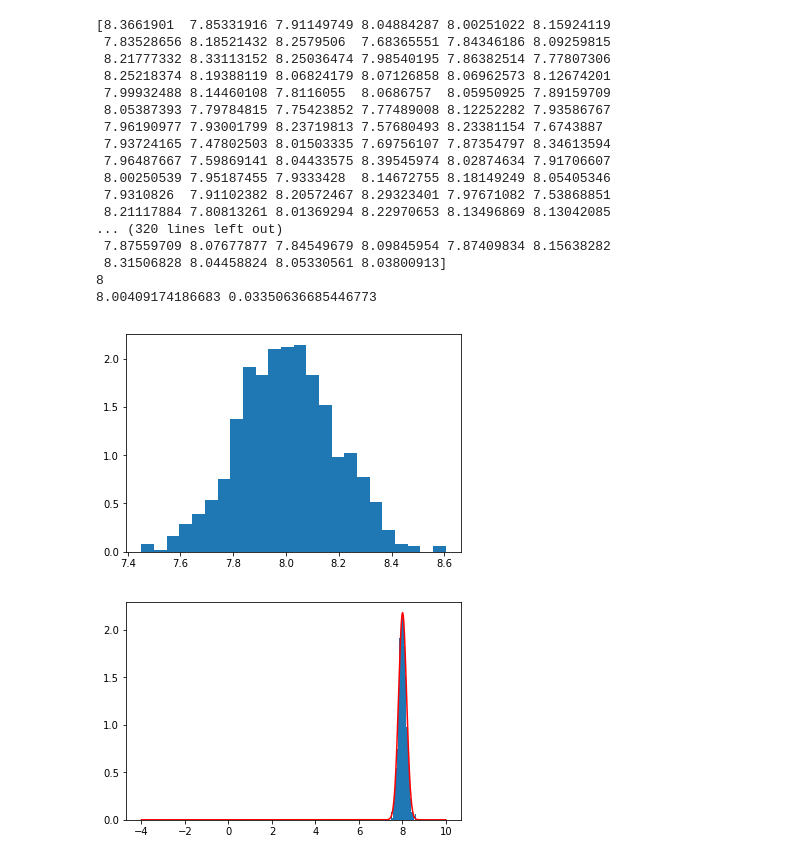
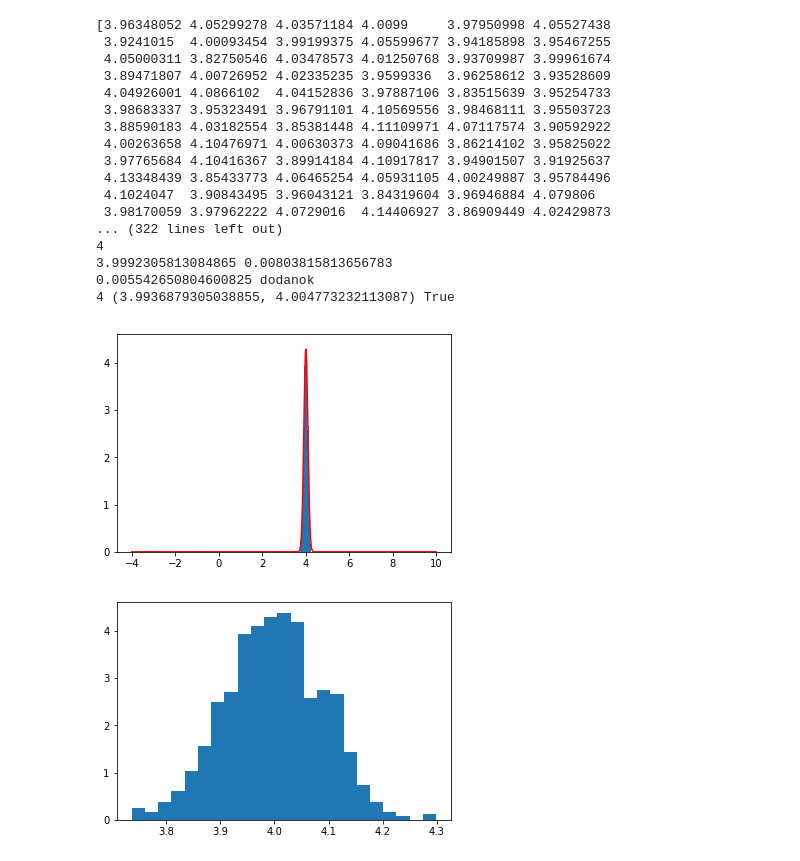
Before and after one commit to mikke-172/comp_stat_6, a Jupyter notebook: Лабораторна_6_в3_стат_.ipynb, the cells around one changed output. Drawn from its saved outputs; the diff is of its cells as text; code cells hidden in the pictures.

```diff
--- a/Лабораторна_6_в3_стат_.ipynb
+++ b/Лабораторна_6_в3_стат_.ipynb
@@ -8,45 +8,53 @@ from scipy.stats import gamma, norm
 # %%
 A=int(np.random.uniform(1, 10, 1))
 
 g=2
 gamma_rvs = gamma.rvs(g, loc=0,scale=A, size=1000000)
 gamma_rvs.shape=(1000, 1000)
 E=np.sum(gamma_rvs, axis=0) / 1000
 Aomm=E / g
 Aomv=np.sum(gamma_rvs,  axis=0)/(1000*g)
 print (Aomm)
 print (Aomv)
 print(A)
 Eomm=np.sum(Aomm, axis=0)/1000
 Domm=(np.sum(Aomm**2, axis=0)/1000)-(Eomm**2)
+Eomv=np.sum(Aomv, axis=0)/1000
 
 print(Eomm, Domm)
+
+plt.plot(x, y, 'r')
+
+
+i=g/(Eomv**2)
+dodanok=1.96/(1000*np.sqrt(i))
+print(dodanok, 'dodanok')
+interval=(Eomv-dodanok, Eomv+dodanok)
+print (A, interval, ((A>interval[0]) and (A<interval[1])))
 plt.hist(Aomv, normed=True, bins='auto')
 plt.show()
 x = np.arange(-4, 10, 0.01)
 y = norm.pdf(x, loc=Eomm, scale=Domm**0.5)
-plt.plot(x, y, 'r')
-
 
 plt.hist(Aomv, normed=True, bins='auto')
 plt.show()
 # %% [output]
-[8.3661901  7.85331916 7.91149749 8.04884287 8.00251022 8.15924119
- 7.83528656 8.18521432 8.2579506  7.68365551 7.84346186 8.09259815
- 8.21777332 8.33113152 8.25036474 7.98540195 7.86382514 7.77807306
- 8.25218374 8.19388119 8.06824179 8.07126858 8.06962573 8.12674201
- 7.99932488 8.14460108 7.8116055  8.0686757  8.05950925 7.89159709
- 8.05387393 7.79784815 7.75423852 7.77489008 8.12252282 7.93586767
- 7.96190977 7.93001799 8.23719813 7.57680493 8.23381154 7.6743887
- 7.93724165 7.47802503 8.01503335 7.69756107 7.87354797 8.34613594
- 7.96487667 7.59869141 8.04433575 8.39545974 8.02874634 7.91706607
- 8.00250539 7.95187455 7.9333428  8.14672755 8.18149249 8.05405346
- 7.9310826  7.91102382 8.20572467 8.29323401 7.97671082 7.53868851
- 8.21117884 7.80813261 8.01369294 8.22970653 8.13496869 8.13042085
-... (320 lines left out)
- 7.87559709 8.07677877 7.84549679 8.09845954 7.87409834 8.15638282
- 8.31506828 8.04458824 8.05330561 8.03800913]
-8
-8.00409174186683 0.03350636685446773
+[3.96348052 4.05299278 4.03571184 4.0099     3.97950998 4.05527438
+ 3.9241015  4.00093454 3.99199375 4.05599677 3.94185898 3.95467255
+ 4.05000311 3.82750546 4.03478573 4.01250768 3.93709987 3.99961674
+ 3.89471807 4.00726952 4.02335235 3.9599336  3.96258612 3.93528609
+ 4.04926001 4.0866102  4.04152836 3.97887106 3.83515639 3.95254733
+ 3.98683337 3.95323491 3.96791101 4.10569556 3.98468111 3.95503723
+ 3.88590183 4.03182554 3.85381448 4.11109971 4.07117574 3.90592922
+ 4.00263658 4.10476971 4.00630373 4.09041686 3.86214102 3.95825022
+ 3.97765684 4.10416367 3.89914184 4.10917817 3.94901507 3.91925637
+ 4.13348439 3.85433773 4.06465254 4.05931105 4.00249887 3.95784496
+ 4.1024047  3.90843495 3.96043121 3.84319604 3.96946884 4.079806
+ 3.98170059 3.97962222 4.0729016  4.14406927 3.86909449 4.02429873
+... (322 lines left out)
+4
+3.9992305813084865 0.00803815813656783
+0.005542650804600825 dodanok
+4 (3.9936879305038855, 4.004773232113087) True
-[figure, old version]
+[figure, new version]
-[figure, old version]
+[figure, new version]
```
